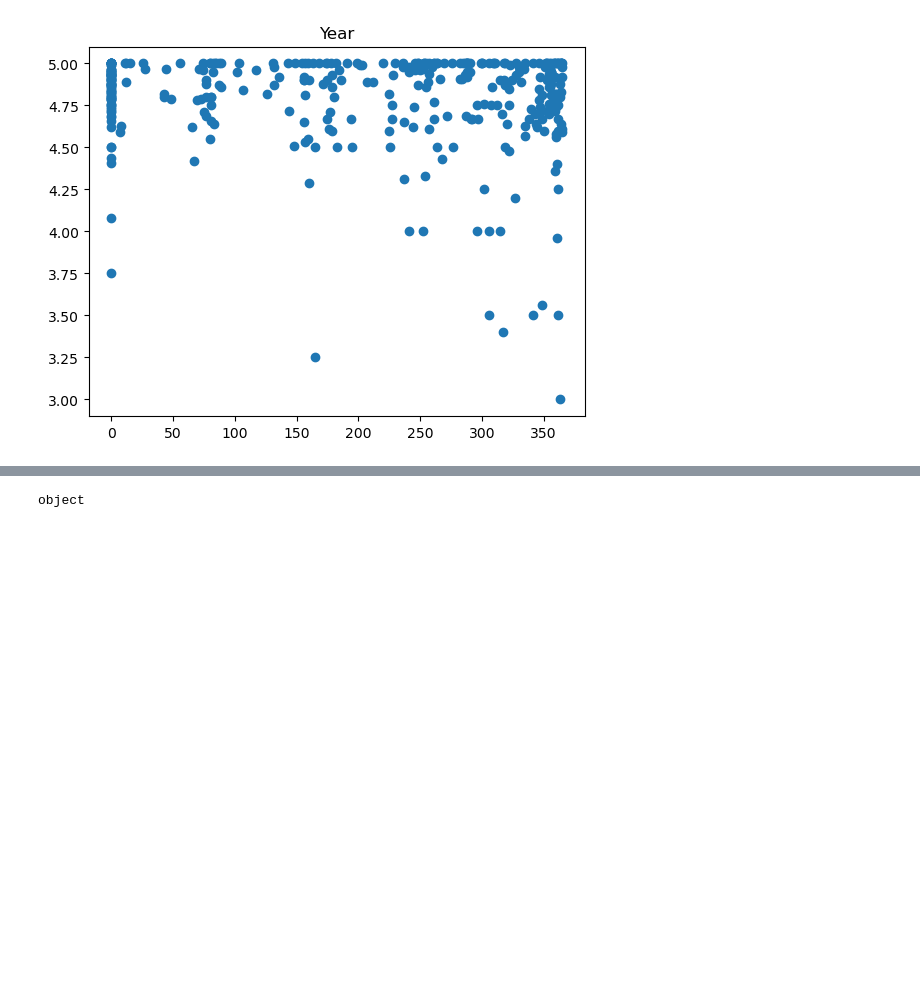
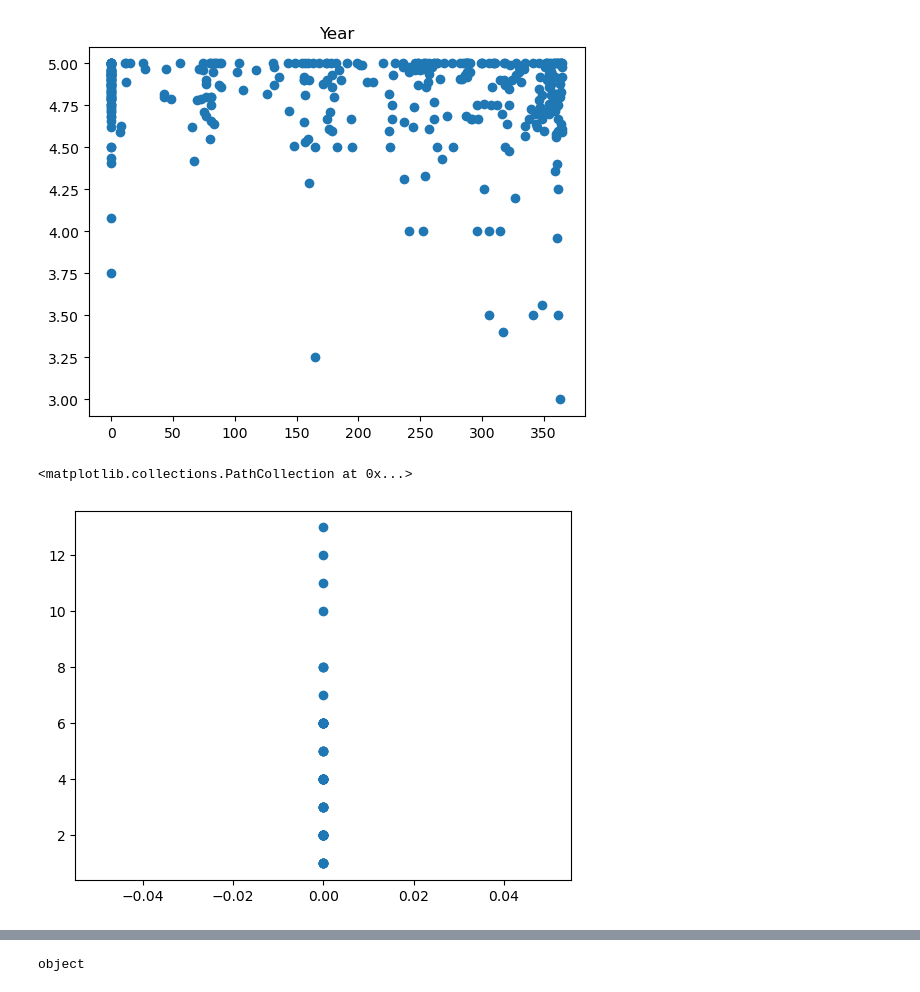
Before and after one commit to hemadamostafa/EDA-Project, a Jupyter notebook: Main File.ipynb, the cells around one changed output, grey strips where cells are left out. Cells and saved outputs as stored; diff of their text form; code cells hidden in the pictures; blank space fills up the shorter version.

```diff
--- a/Main File.ipynb
+++ b/Main File.ipynb
@@ -388,3 +443,14 @@ plt.show()
 [figure]
 [figure]
 [figure]
+# %%
+# Okay we can judge that the places which are not available till next year are very good cause it rented
+# So I wanna see what is the accommodate for these successful places
+year_rent = listings_d[listings_d["availability_365"] == 0]
+
+plt.scatter(year_rent["availability_365"],year_rent["accommodates"])
+
+# Result: seems like the accommodation in't related to the amount of rent
+# %% [output]
+<matplotlib.collections.PathCollection at 0x...>
+[figure, added]
```
Also changed, not shown: parts of 37 cells of this notebook.
